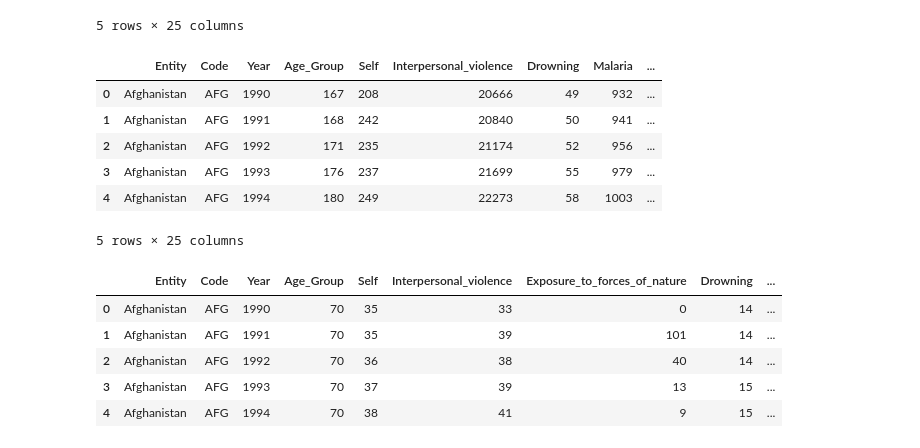
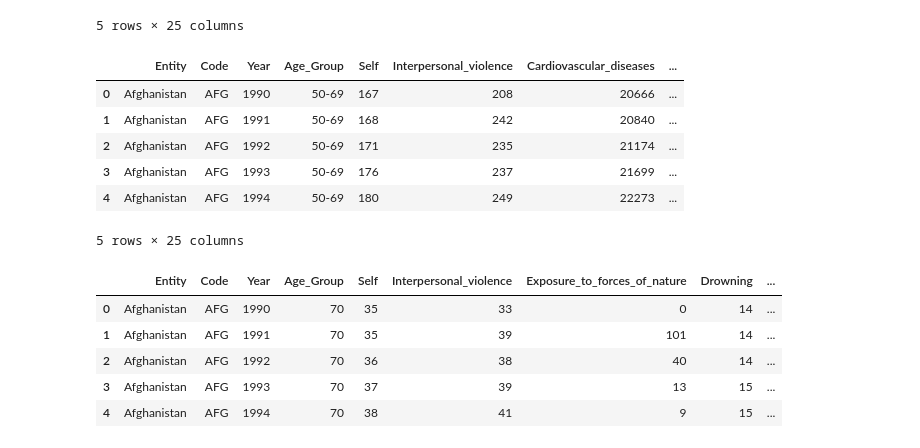
Before and after one commit to chgallegos/CAPSTONE-mortality-prediction, a Jupyter notebook: SQL/create_db_tables.ipynb, the cells around one changed output. Drawn from its saved outputs; the diff is of its cells as text; code cells hidden in the pictures.

```diff
--- a/SQL/create_db_tables.ipynb
+++ b/SQL/create_db_tables.ipynb
@@ -142,30 +142,30 @@ df_15to49.head()
 # %%
 # Import input dataset, add Age Group column, and clean header names
 df_50to69 = pd.read_csv('../raw_data/causes-of-death-in-50-69-year-olds.csv')
 df_50to69['Age Group'] = '50-69'
 
 df_50to69.columns = [col if len(col.split('-')) <= 1 else col.split('-')[1].strip() for col in df_50to69.columns.values]
 df_50to69 = df_50to69[df_50to69.columns.intersection(cols)]
 df_50to69['Parkinsons disease'] = df_50to69.get('Parkinsons disease', 0)
 df_50to69['Self'] = df_50to69.get('Self', 0)
 
-df_50to69.columns = df_15to49.columns.str.replace(" ", "_")
+df_50to69.columns = df_50to69.columns.str.replace(" ", "_")
 df_50to69['Age_Group'] = pd.Series(df_50to69['Age_Group'], dtype='string')
 df_50to69['Entity'] = pd.Series(df_50to69['Entity'], dtype='string')
 df_50to69['Code'] = pd.Series(df_50to69['Code'], dtype='string')
 
 column_to_move = df_50to69.pop('Age_Group')
 df_50to69.insert(3, 'Age_Group', column_to_move)
 
 df_50to69.dropna(how='any', inplace=True)
 df_50to69.head()
 # %% [output]
-|  | Entity | Code | Year | Age_Group | Self | Interpersonal_violence | Drowning | Malaria | ... |
-| 0 | Afghanistan | AFG | 1990 | 167 | 208 | 20666 | 49 | 932 | ... |
-| 1 | Afghanistan | AFG | 1991 | 168 | 242 | 20840 | 50 | 941 | ... |
-| 2 | Afghanistan | AFG | 1992 | 171 | 235 | 21174 | 52 | 956 | ... |
-| 3 | Afghanistan | AFG | 1993 | 176 | 237 | 21699 | 55 | 979 | ... |
-| 4 | Afghanistan | AFG | 1994 | 180 | 249 | 22273 | 58 | 1003 | ... |
+|  | Entity | Code | Year | Age_Group | Self | Interpersonal_violence | Cardiovascular_diseases | ... |
+| 0 | Afghanistan | AFG | 1990 | 50-69 | 167 | 208 | 20666 | ... |
+| 1 | Afghanistan | AFG | 1991 | 50-69 | 168 | 242 | 20840 | ... |
+| 2 | Afghanistan | AFG | 1992 | 50-69 | 171 | 235 | 21174 | ... |
+| 3 | Afghanistan | AFG | 1993 | 50-69 | 176 | 237 | 21699 | ... |
+| 4 | Afghanistan | AFG | 1994 | 50-69 | 180 | 249 | 22273 | ... |
 5 rows × 25 columns
 # %%
 # Import input dataset, add Age Group column, and clean header names
```
